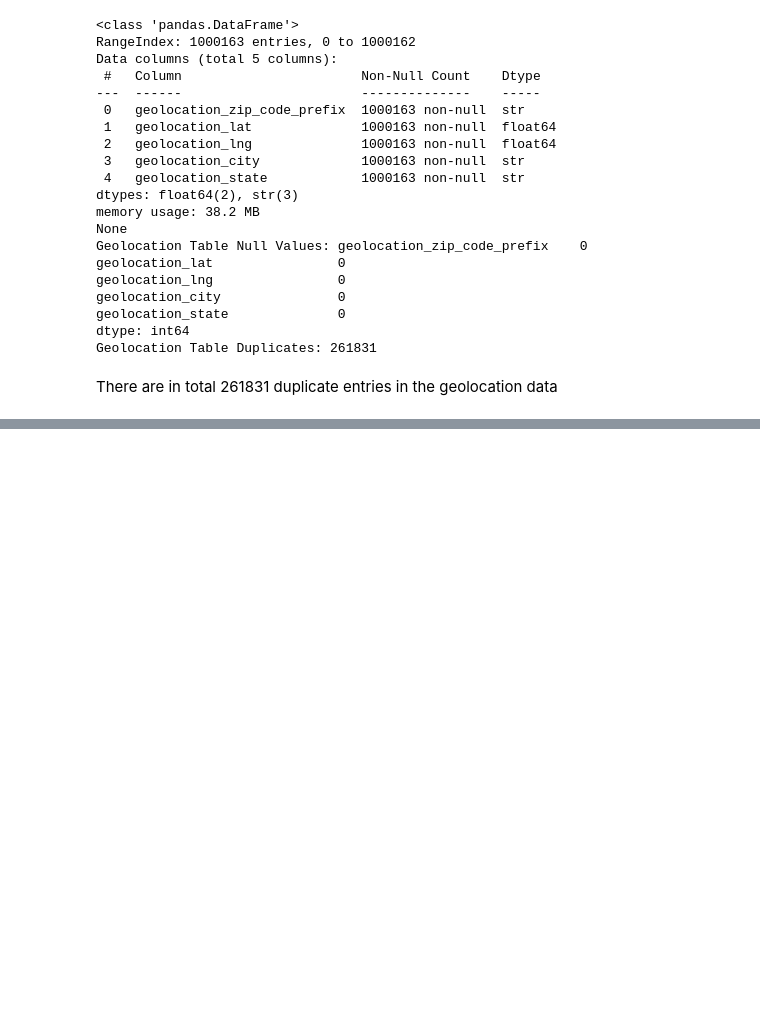
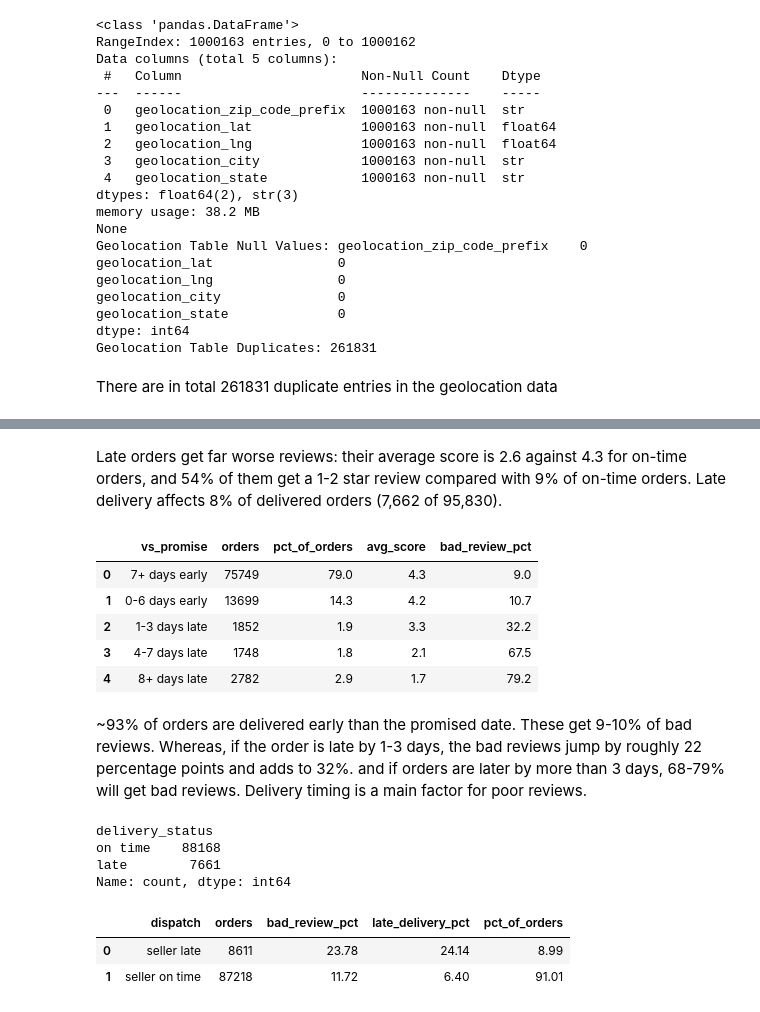
Before and after one commit to koustubhprem/elio-assessment, a Jupyter notebook: notebooks/00_load_and_explore_data.ipynb, the cells around one changed output, grey strips where cells are left out. Saved outputs shown, nothing was run; the diff lists cells and outputs as text; code cells hidden in the pictures; blank space fills up the shorter version.

```diff
--- a/notebooks/00_load_and_explore_data.ipynb
+++ b/notebooks/00_load_and_explore_data.ipynb
@@ -494,0 +594,30 @@ There are in total 261831 duplicate entries in the geolocation data
+# %% [markdown]
+Late orders get far worse reviews: their average score is 2.6 against 4.3 for on-time orders, and 54% of them get a 1-2 star review compared with 9% of on-time orders. Late delivery affects 8% of delivered orders (7,662 of 95,830).
+# %%
+# days delivered after the promised date (negative = early)
+subset_data["days_vs_promise"] = (subset_data.order_delivered_customer_date - subset_data.order_estimated_delivery_date).dt.days
+
+# group into bands from early to late
+bands = [-1000, -7, 0, 3, 7, 1000]
+labels = ["7+ days early", "0-6 days early", "1-3 days late", "4-7 days late", "8+ days late"]
+subset_data["vs_promise"] = pd.cut(subset_data.days_vs_promise, bins=bands, labels=labels)
+
+# orders, share of orders, average score and bad review rate per band
+by_band = subset_data.groupby("vs_promise").agg(
+    orders=("order_id", "count"),
+    avg_score=("review_score", "mean"),
+    bad_review_pct=("bad_review", "mean"),
+)
+by_band["pct_of_orders"] = by_band.orders / by_band.orders.sum() * 100
+by_band["bad_review_pct"] = by_band.bad_review_pct * 100
+
+by_band[["orders", "pct_of_orders", "avg_score", "bad_review_pct"]].round(1).reset_index()
+# %% [output]
+|  | vs_promise | orders | pct_of_orders | avg_score | bad_review_pct |
+| 0 | 7+ days early | 75749 | 79.0 | 4.3 | 9.0 |
+| 1 | 0-6 days early | 13699 | 14.3 | 4.2 | 10.7 |
+| 2 | 1-3 days late | 1852 | 1.9 | 3.3 | 32.2 |
+| 3 | 4-7 days late | 1748 | 1.8 | 2.1 | 67.5 |
+| 4 | 8+ days late | 2782 | 2.9 | 1.7 | 79.2 |
+# %% [markdown]
+~93% of orders are delivered early than the promised date. These get 9-10% of bad reviews. Whereas, if the order is late by 1-3 days, the bad reviews jump by roughly 22 percentage points and adds to 32%. and if orders are later by more than 3 days, 68-79% will get bad reviews. Delivery timing is a main factor for poor reviews.
@@ -494,0 +635,24 @@ There are in total 261831 duplicate entries in the geolocation data
+# %%
+dispatched.delivery_status.value_counts()
+# %% [output]
+delivery_status
+on time    88168
+late        7661
+Name: count, dtype: int64
+# %%
+dispatched["dispatch"] = (dispatched.order_delivered_carrier_date > dispatched.shipping_limit).map({True: "seller late", False: "seller on time"})
+dispatched["late"] = (dispatched.delivery_status == "late").astype(int)
+
+# bad review and late delivery rates by dispatch timing
+by_dispatch = dispatched.groupby("dispatch").agg(
+    orders=("order_id", "count"),
+    bad_review_pct=("bad_review", "mean"),
+    late_delivery_pct=("late", "mean"),
+).reset_index()
+by_dispatch[["bad_review_pct", "late_delivery_pct"]] *= 100
+by_dispatch["pct_of_orders"] = by_dispatch.orders / by_dispatch.orders.sum() * 100
+by_dispatch.round(2)
+# %% [output]
+|  | dispatch | orders | bad_review_pct | late_delivery_pct | pct_of_orders |
+| 0 | seller late | 8611 | 23.78 | 24.14 | 8.99 |
+| 1 | seller on time | 87218 | 11.72 | 6.40 | 91.01 |
```
Also changed, not shown: parts of 17 cells of this notebook.
